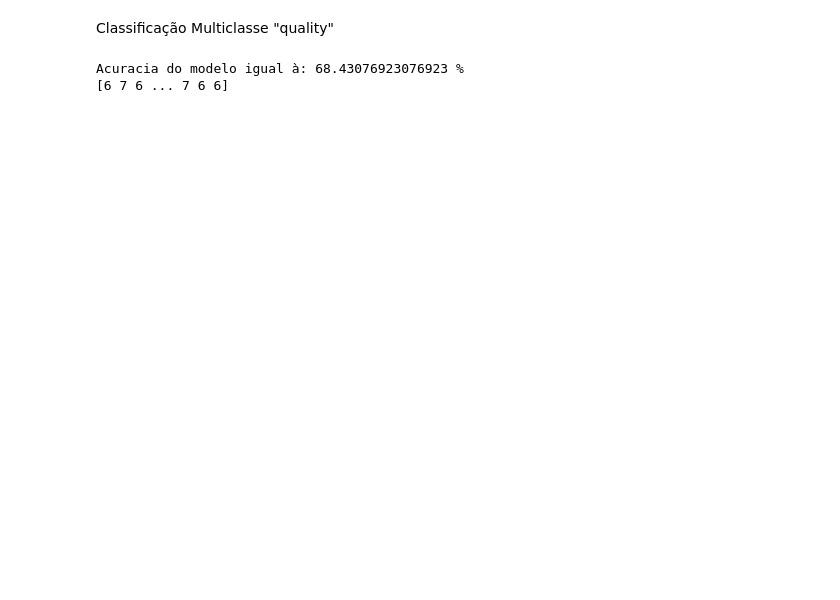
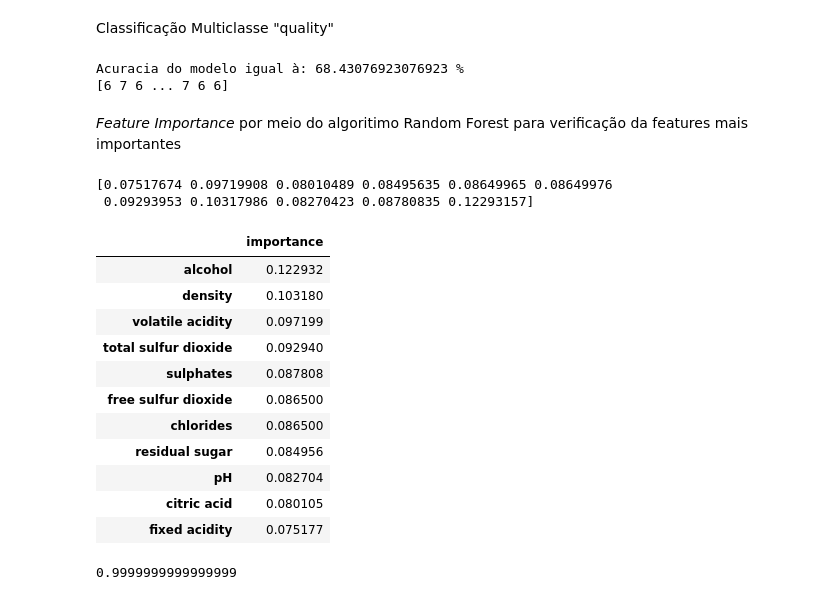
Before and after one commit to victorma969/Treinamento-IEEE, a Jupyter notebook: WineQuality-Periodo-3.ipynb, the cells around one changed output. Cells and saved outputs as stored; diff of their text form; code cells hidden in the pictures; blank space fills up the shorter version.

```diff
--- a/WineQuality-Periodo-3.ipynb
+++ b/WineQuality-Periodo-3.ipynb
@@ -49,6 +49,6 @@ y1 = df['wine_is_red'].replace([False,True],[0,1])
 y2 = df['quality'].replace([False,True],[0,1])
 
 #Remove a feature 'wine_is_red' porque é do tipo label label
-df.drop(['wine_is_red','quality'],axis=1,inplace=True)
+df.drop(['wine_is_red','quality','Unnamed: 0'],axis=1,inplace=True)
 
 df.reset_index(drop=True, inplace=True)
@@ -195,3 +215,32 @@ print(y2_pred)
 # %% [output]
 Acuracia do modelo igual à: 68.43076923076923 %
 [6 7 6 ... 7 6 6]
+# %% [markdown]
+*Feature Importance* por meio do algoritimo Random Forest para verificação da features mais importantes
+# %%
+#Definição das features mais importantes para o modelo por meio do algoritimo Random Forest
+important_features = model_random_forest.feature_importances_
+
+print(important_features)
+
+#cria um dataset com as features mais importantes em ordem descrescente
+feature_importances = pd.DataFrame(model_random_forest.feature_importances_,
+                                   index = x1_forest_train.columns,
+                                   columns=['importance']).sort_values('importance', ascending=False)
+display(feature_importances)
+# %% [output]
+[0.07517674 0.09719908 0.08010489 0.08495635 0.08649965 0.08649976
+ 0.09293953 0.10317986 0.08270423 0.08780835 0.12293157]
+|  | importance |
+| alcohol | 0.122932 |
+| density | 0.103180 |
+| volatile acidity | 0.097199 |
+| total sulfur dioxide | 0.092940 |
+| sulphates | 0.087808 |
+| free sulfur dioxide | 0.086500 |
+| chlorides | 0.086500 |
+| residual sugar | 0.084956 |
+| pH | 0.082704 |
+| citric acid | 0.080105 |
+| fixed acidity | 0.075177 |
+0.9999999999999999
```
Also changed, not shown: parts of 7 cells of this notebook.
